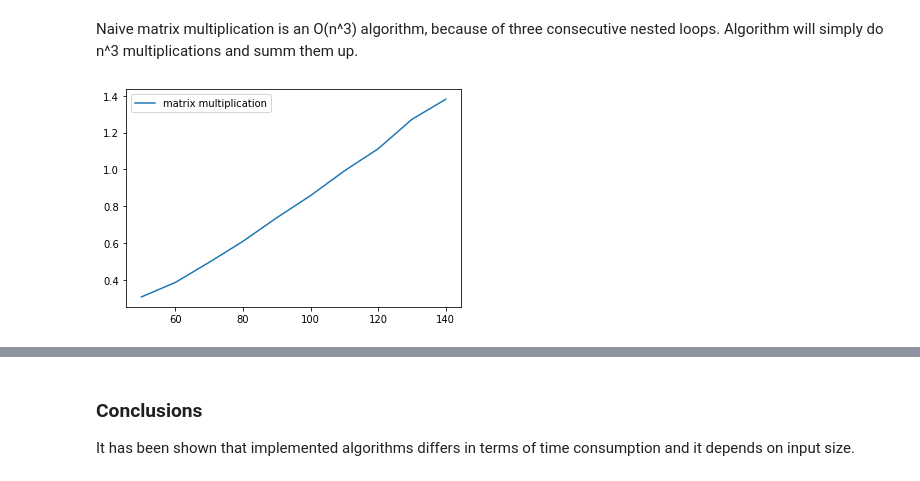
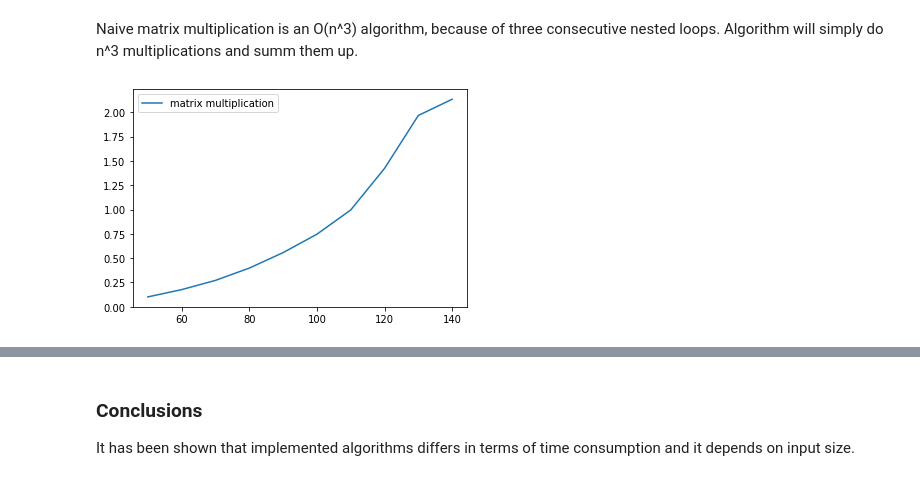
Before and after one commit to SergeyFedorchenko/Algorithms-ITMO, a Jupyter notebook: task 1.ipynb, the cells around one changed output, grey strips where cells are left out. Cells and saved outputs as stored; diff of their text form; code cells hidden in the pictures.

```diff
--- a/task 1.ipynb
+++ b/task 1.ipynb
@@ -181,8 +188,9 @@ def benchmark_mat(n = 500):
     return timestomps, np.array(measurements)
 # %%
 bench = benchmark_mat(150)
-plt.plot(bench[0], np.sqrt(bench[1]), label = 'matrix multiplication')
+plt.plot(bench[0], bench[1], label = 'matrix multiplication')
 plt.legend()
+plt.savefig('matmul.png')
 plt.show()
 # %% [output]
-[figure, old version]
+[figure, new version]
```
Also changed, not shown: parts of 7 cells of this notebook.
